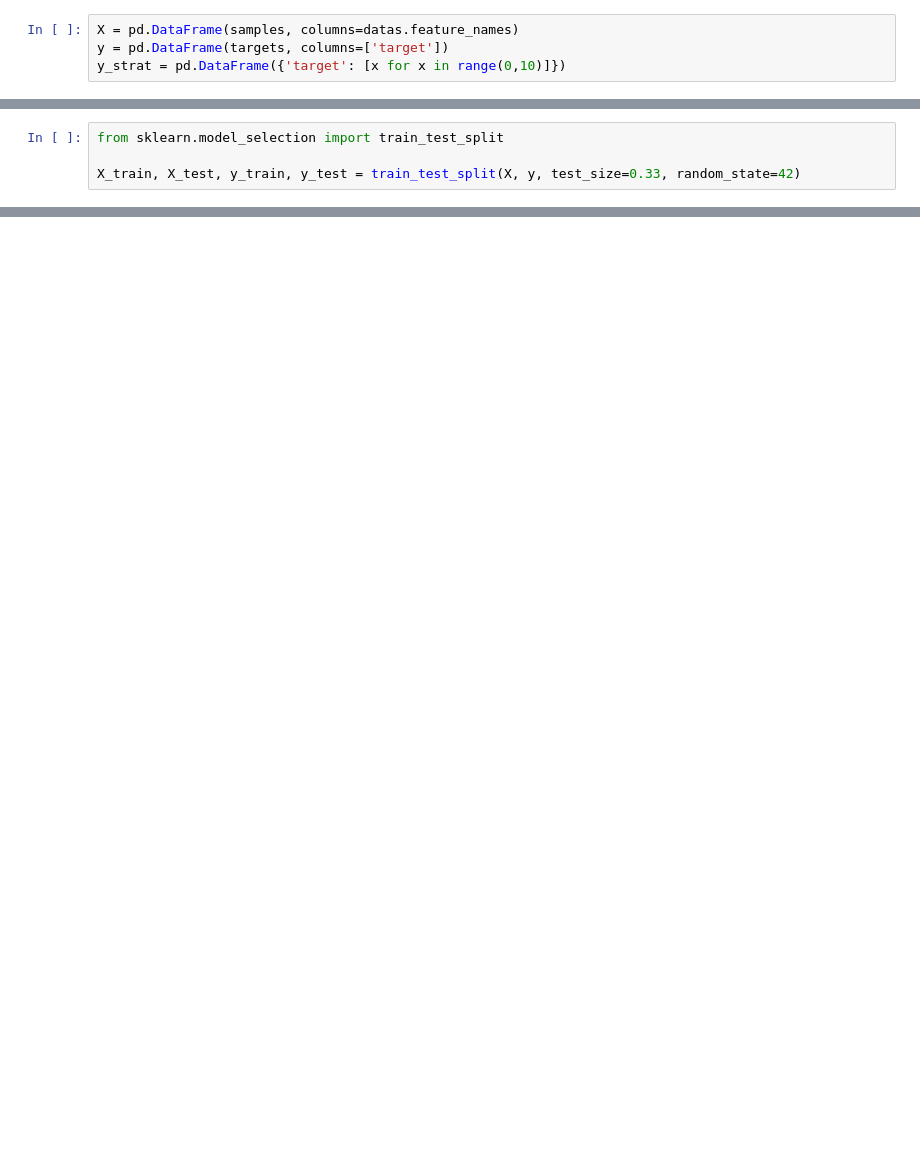
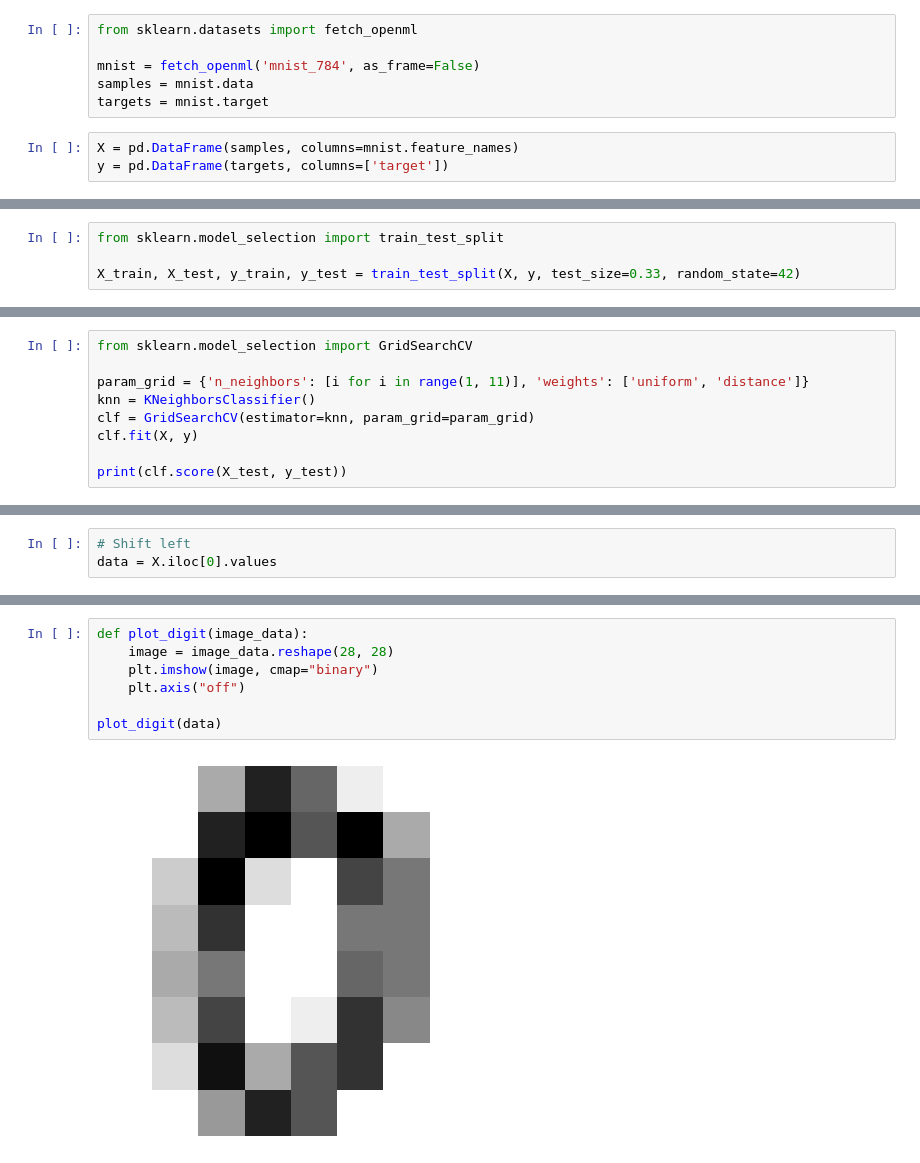
Before and after one commit to lumlong/my_learning, a Jupyter notebook: 2.data_engineering/excercise.ipynb, the cells around one changed output, grey strips where cells are left out. Saved outputs shown, nothing was run; the diff lists cells and outputs as text; blank space fills up the shorter version.

```diff
--- a/2.data_engineering/excercise.ipynb
+++ b/2.data_engineering/excercise.ipynb
@@ -23,7 +35,12 @@ targets = datas.target
+# %%
+from sklearn.datasets import fetch_openml
+
+mnist = fetch_openml('mnist_784', as_frame=False)
+samples = mnist.data
+targets = mnist.target
 # %%
-X = pd.DataFrame(samples, columns=datas.feature_names)
+X = pd.DataFrame(samples, columns=mnist.feature_names)
 y = pd.DataFrame(targets, columns=['target'])
-y_strat = pd.DataFrame({'target': [x for x in range(0,10)]})
 # %%
 y.value_counts(ascending=True)
 # %% [output]
@@ -72,0 +73,9 @@ score
+# %%
+from sklearn.model_selection import GridSearchCV
+
+param_grid = {'n_neighbors': [i for i in range(1, 11)], 'weights': ['uniform', 'distance']}
+knn = KNeighborsClassifier()
+clf = GridSearchCV(estimator=knn, param_grid=param_grid)
+clf.fit(X, y)
+
+print(clf.score(X_test, y_test))
@@ -72,0 +101,3 @@ score
+# %%
+# Shift left
+data = X.iloc[0].values
@@ -72,0 +141,9 @@ score
+# %%
+def plot_digit(image_data):
+    image = image_data.reshape(28, 28)
+    plt.imshow(image, cmap="binary")
+    plt.axis("off")
+
+plot_digit(data)
+# %% [output]
+[figure, added]
```
Also changed, not shown: parts of 16 cells of this notebook, 1 other file.
